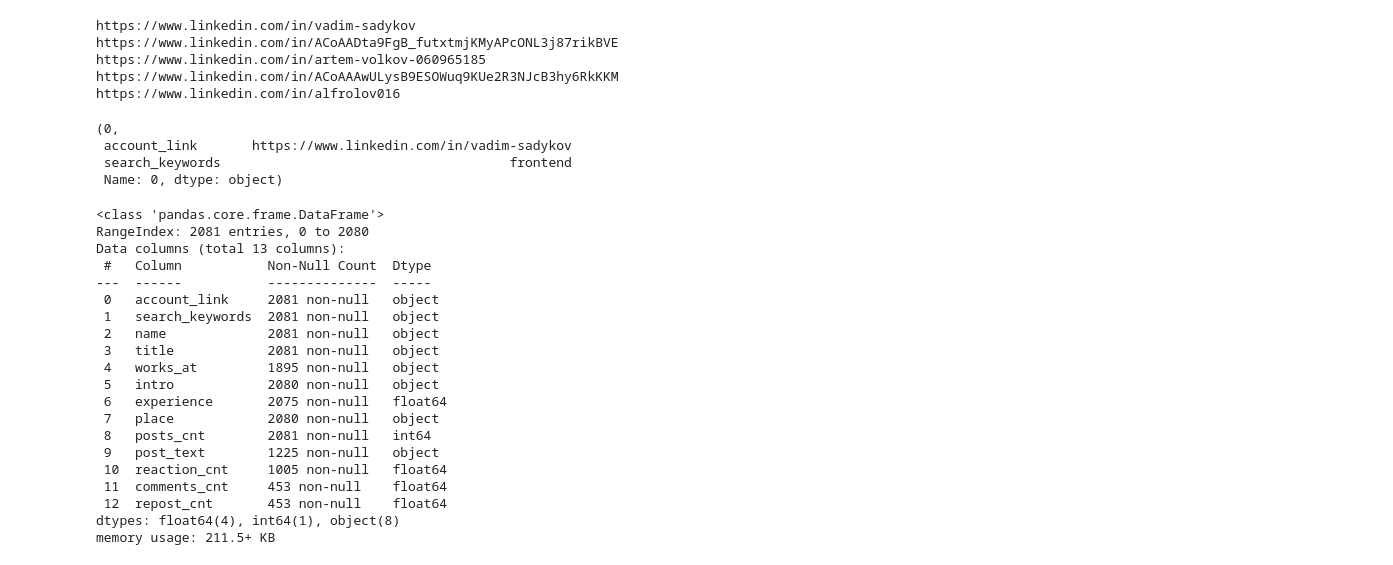
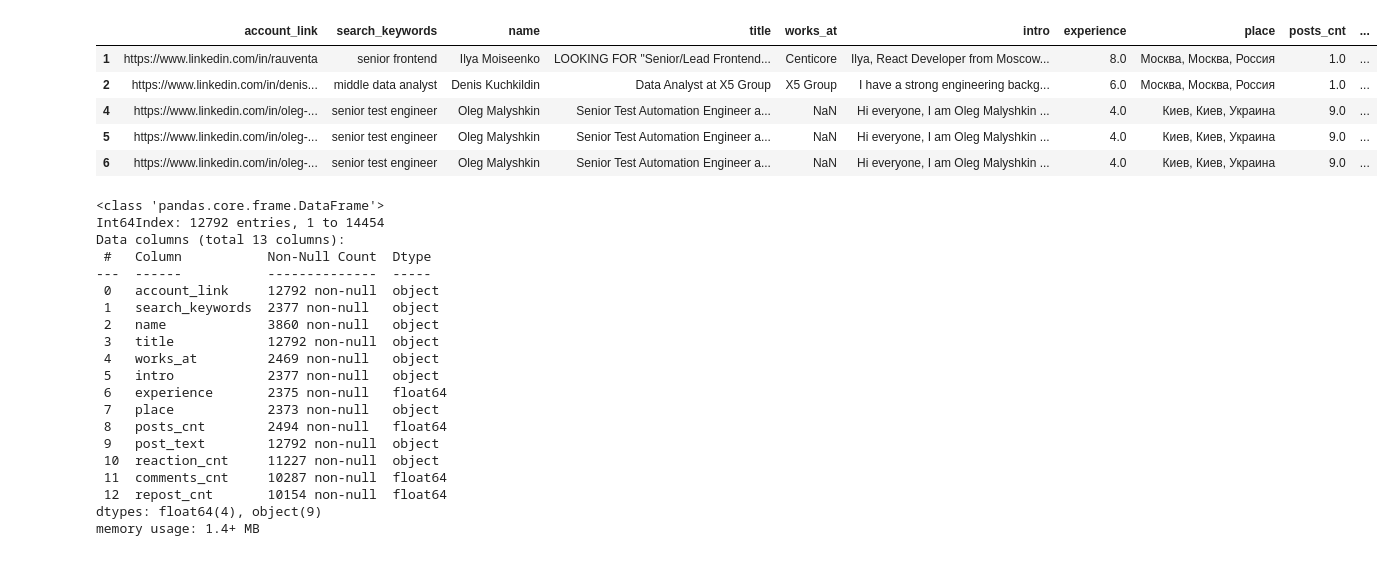
Before and after one commit to Akarinokadze/mentoring_hackathon, a Jupyter notebook: notebooks/experiments.ipynb, the cells around one changed output. Saved outputs shown, nothing was run; the diff lists cells and outputs as text; code cells hidden in the pictures.

Commit message:
united posts with other teams

```diff
--- a/notebooks/experiments.ipynb
+++ b/notebooks/experiments.ipynb
@@ -214,41 +131,37 @@ df
-# %%
-for row in df[:5].iterrows():
-    print(row[1]['account_link'])
-# %% [output]
-https://www.linkedin.com/in/vadim-sadykov
-https://www.linkedin.com/in/ACoAADta9FgB_futxtmjKMyAPcONL3j87rikBVE
-https://www.linkedin.com/in/artem-volkov-060965185
-https://www.linkedin.com/in/ACoAAAwULysB9ESOWuq9KUe2R3NJcB3hy6RkKKM
-https://www.linkedin.com/in/alfrolov016
-# %%
-next(df.iterrows())
-# %% [output]
-(0,
- account_link       https://www.linkedin.com/in/vadim-sadykov
- search_keywords                                     frontend
- Name: 0, dtype: object)
 # %%
 df = pd.read_csv(Path(r'../data/02_intermediate/clean_posts.csv'))
+# %%
+df = df[df['post_text'] != 'нет постов']
+df = df[~df['post_text'].isnull()]
+# %%
+df.head()
+# %% [output]
+|  | account_link | search_keywords | name | title | works_at | intro | experience | place | posts_cnt | ... |
+| 1 | https://www.linkedin.com/in/rauventa | senior frontend | Ilya Moiseenko | LOOKING FOR "Senior/Lead Frontend... | Centicore | Ilya, React Developer from Moscow... | 8.0 | Москва, Москва, Россия | 1.0 | ... |
+| 2 | https://www.linkedin.com/in/denis... | middle data analyst | Denis Kuchkildin | Data Analyst at X5 Group | X5 Group | I have a strong engineering backg... | 6.0 | Москва, Москва, Россия | 1.0 | ... |
+| 4 | https://www.linkedin.com/in/oleg-... | senior test engineer | Oleg Malyshkin | Senior Test Automation Engineer a... | NaN | Hi everyone, I am Oleg Malyshkin ... | 4.0 | Киев, Киев, Украина | 9.0 | ... |
+| 5 | https://www.linkedin.com/in/oleg-... | senior test engineer | Oleg Malyshkin | Senior Test Automation Engineer a... | NaN | Hi everyone, I am Oleg Malyshkin ... | 4.0 | Киев, Киев, Украина | 9.0 | ... |
+| 6 | https://www.linkedin.com/in/oleg-... | senior test engineer | Oleg Malyshkin | Senior Test Automation Engineer a... | NaN | Hi everyone, I am Oleg Malyshkin ... | 4.0 | Киев, Киев, Украина | 9.0 | ... |
 # %%
 df.info()
 # %% [output]
 <class 'pandas.core.frame.DataFrame'>
-RangeIndex: 2081 entries, 0 to 2080
+Int64Index: 12792 entries, 1 to 14454
 Data columns (total 13 columns):
  #   Column           Non-Null Count  Dtype
 ---  ------           --------------  -----
- 0   account_link     2081 non-null   object
- 1   search_keywords  2081 non-null   object
- 2   name             2081 non-null   object
- 3   title            2081 non-null   object
- 4   works_at         1895 non-null   object
- 5   intro            2080 non-null   object
- 6   experience       2075 non-null   float64
- 7   place            2080 non-null   object
- 8   posts_cnt        2081 non-null   int64
- 9   post_text        1225 non-null   object
- 10  reaction_cnt     1005 non-null   float64
- 11  comments_cnt     453 non-null    float64
- 12  repost_cnt       453 non-null    float64
-dtypes: float64(4), int64(1), object(8)
-memory usage: 211.5+ KB
+ 0   account_link     12792 non-null  object
+ 1   search_keywords  2377 non-null   object
+ 2   name             3860 non-null   object
+ 3   title            12792 non-null  object
+ 4   works_at         2469 non-null   object
+ 5   intro            2377 non-null   object
+ 6   experience       2375 non-null   float64
+ 7   place            2373 non-null   object
+ 8   posts_cnt        2494 non-null   float64
+ 9   post_text        12792 non-null  object
+ 10  reaction_cnt     11227 non-null  object
+ 11  comments_cnt     10287 non-null  float64
+ 12  repost_cnt       10154 non-null  float64
+dtypes: float64(4), object(9)
+memory usage: 1.4+ MB
```
Also changed, not shown: parts of 40 cells of this notebook, 2 other files.
